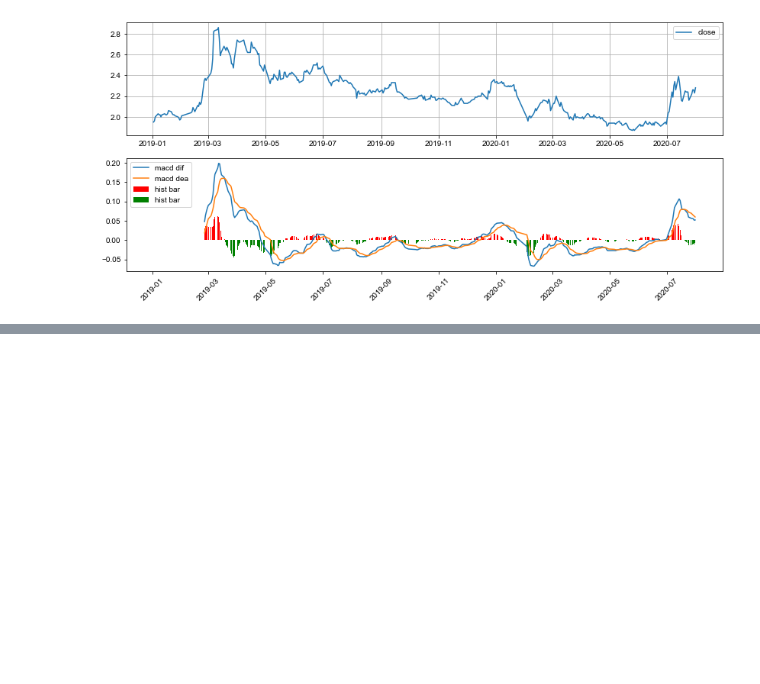
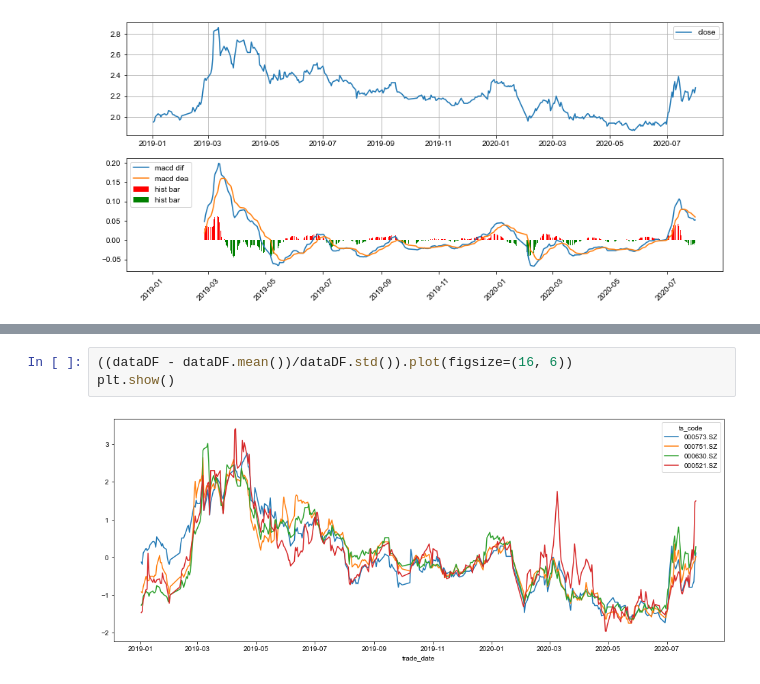
Before and after one commit to wd64759/quants, a Jupyter notebook: quants/abnormal_stocks.ipynb, the cells around one changed output, grey strips where cells are left out. Drawn from its saved outputs; the diff is of its cells as text; blank space fills up the shorter version.

```diff
--- a/quants/abnormal_stocks.ipynb
+++ b/quants/abnormal_stocks.ipynb
@@ -269,0 +338,5 @@ plt.show()
+# %%
+((dataDF - dataDF.mean())/dataDF.std()).plot(figsize=(16, 6))
+plt.show()
+# %% [output]
+[figure, added]
```
Also changed, not shown: parts of 16 cells of this notebook, 3 other files.
